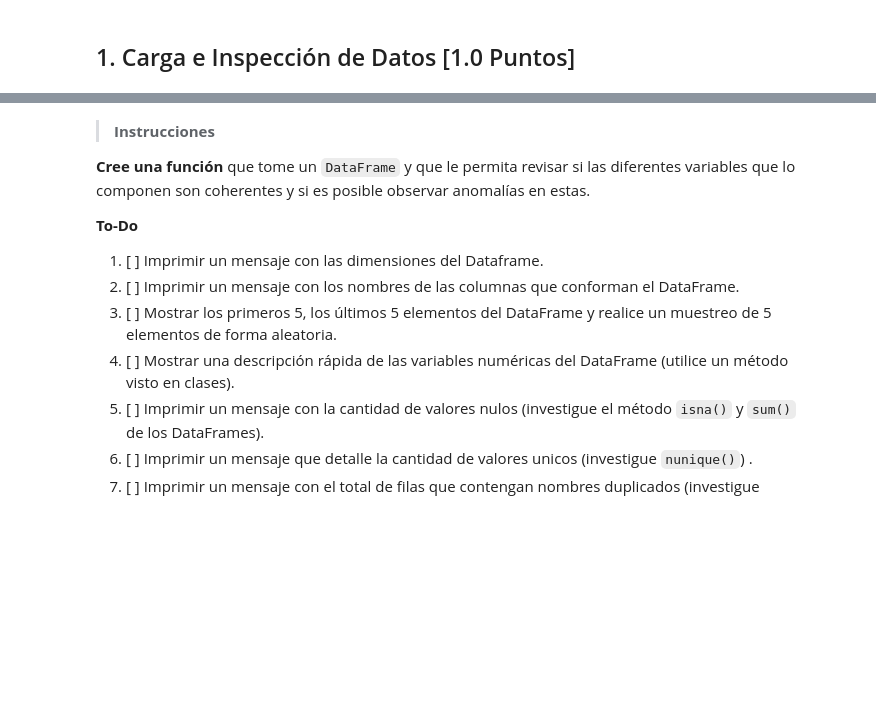
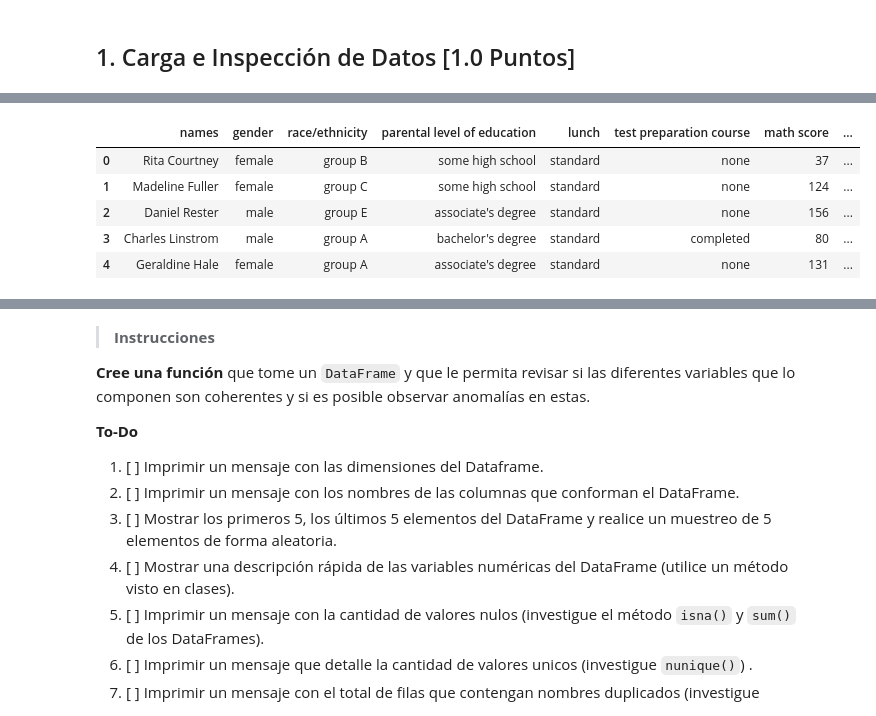
Before and after one commit to melaniejalea/Laboratorios-MDS7202, a Jupyter notebook: Laboratorio 3/Lab3.ipynb, the cells around one changed output, grey strips where cells are left out. Saved outputs shown, nothing was run; the diff lists cells and outputs as text; code cells hidden in the pictures; blank space fills up the shorter version.

```diff
--- a/Laboratorio 3/Lab3.ipynb
+++ b/Laboratorio 3/Lab3.ipynb
@@ -132,3 +126,13 @@ df_grades = ...
+# %%
+df_grades = pd.read_json('data/students_grades.json')
+df_grades.head()
+# %% [output]
+|  | names | gender | race/ethnicity | parental level of education | lunch | test preparation course | math score | ... |
+| 0 | Rita Courtney | female | group B | some high school | standard | none | 37 | ... |
+| 1 | Madeline Fuller | female | group C | some high school | standard | none | 124 | ... |
+| 2 | Daniel Rester | male | group E | associate's degree | standard | none | 156 | ... |
+| 3 | Charles Linstrom | male | group A | bachelor's degree | standard | completed | 80 | ... |
+| 4 | Geraldine Hale | female | group A | associate's degree | standard | none | 131 | ... |
 # %% [markdown]
 
 <p align="center">
```
Also changed, not shown: parts of 44 cells of this notebook.
